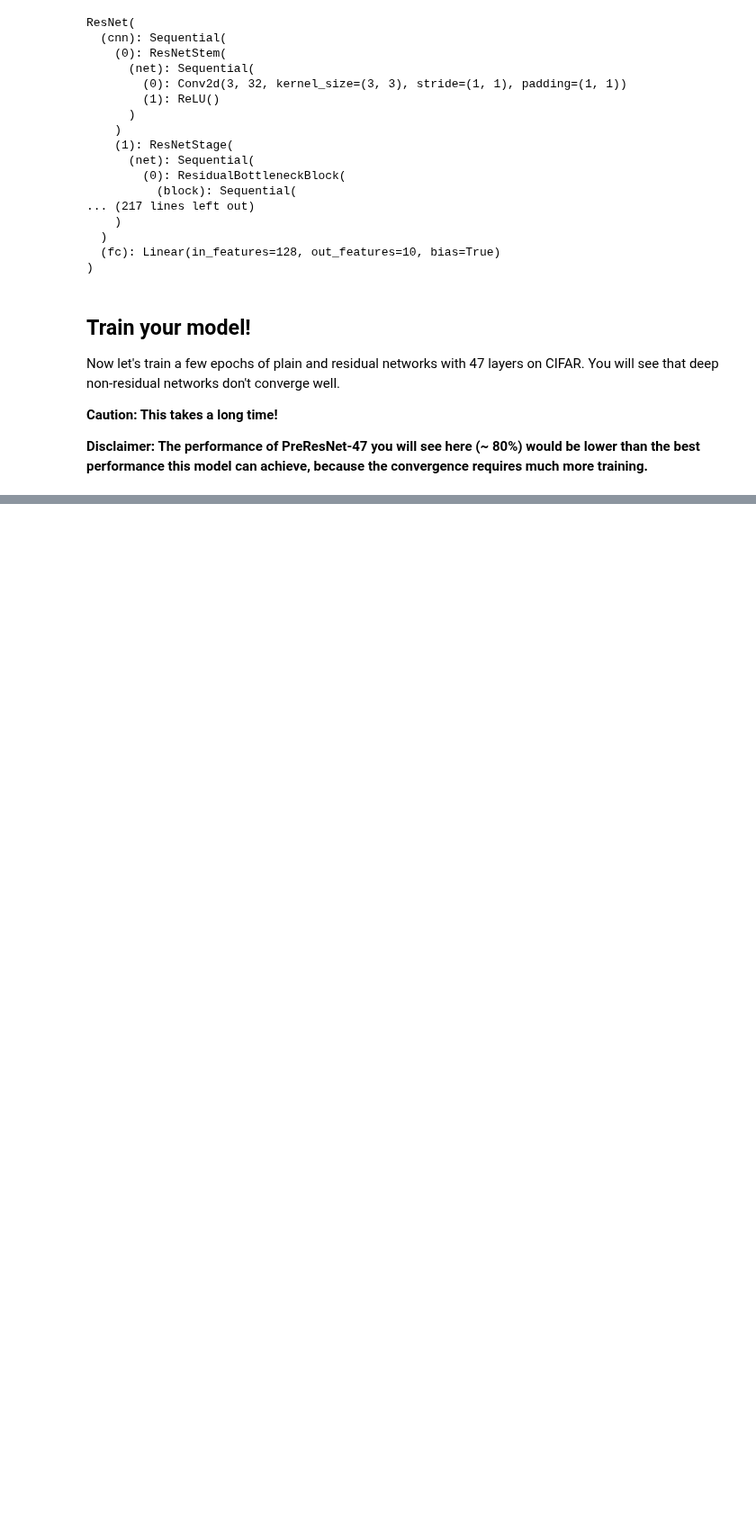
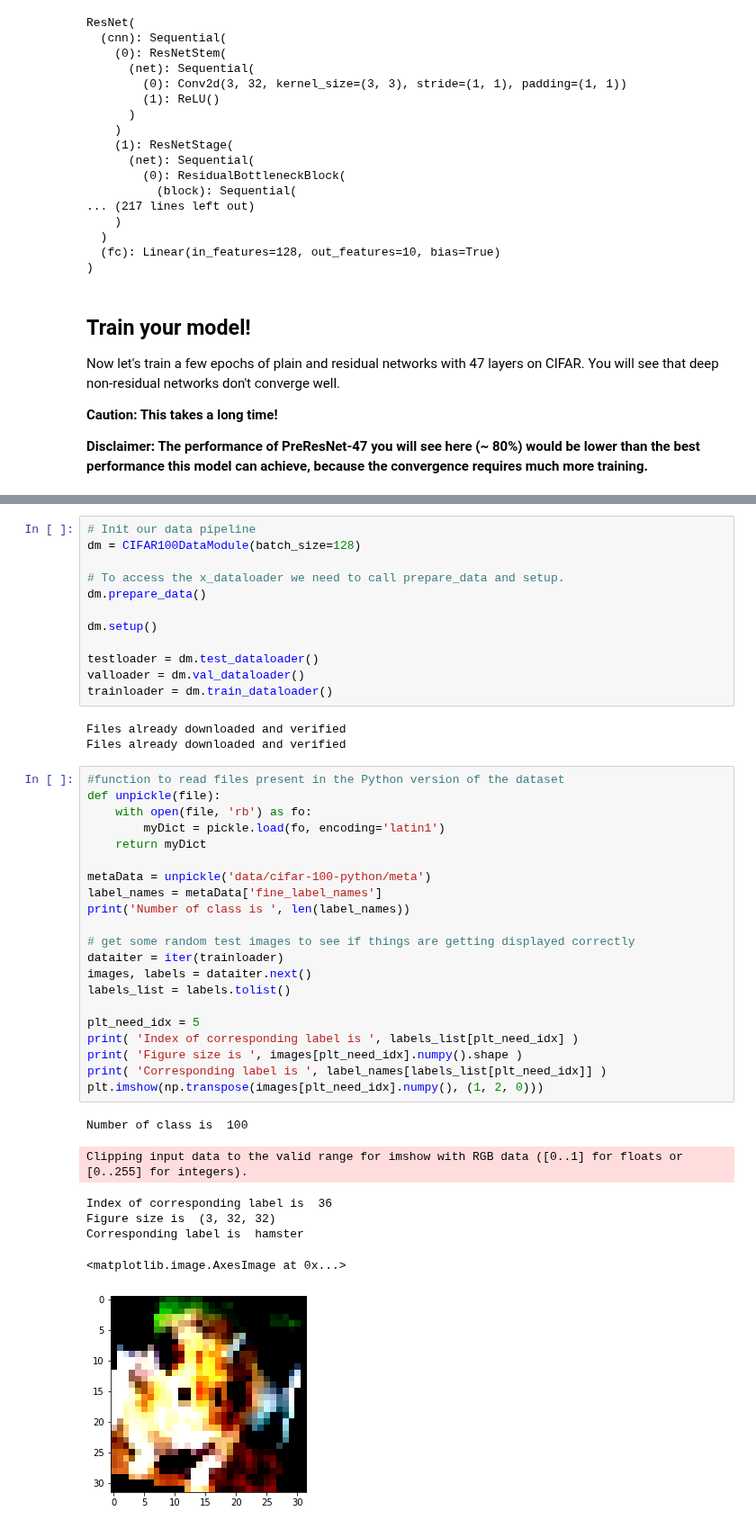
Before and after one commit to heisenberg0424/NSYSU_CSE_2022, a Jupyter notebook: Deeplearning/HW9/pytorch_autograd_and_nn.ipynb, the cells around one changed output, grey strips where cells are left out. Shown at 90% size. Drawn from its saved outputs; the diff is of its cells as text; blank space fills up the shorter version.

```diff
--- a/Deeplearning/HW9/pytorch_autograd_and_nn.ipynb
+++ b/Deeplearning/HW9/pytorch_autograd_and_nn.ipynb
@@ -1165,0 +1215,44 @@ Time Taken: 00:42:58
+# %%
+# Init our data pipeline
+dm = CIFAR100DataModule(batch_size=128)
+
+# To access the x_dataloader we need to call prepare_data and setup.
+dm.prepare_data()
+
+dm.setup()
+
+testloader = dm.test_dataloader()
+valloader = dm.val_dataloader()
+trainloader = dm.train_dataloader()
+# %% [output]
+Files already downloaded and verified
+Files already downloaded and verified
+# %%
+#function to read files present in the Python version of the dataset
+def unpickle(file):
+    with open(file, 'rb') as fo:
+        myDict = pickle.load(fo, encoding='latin1')
+    return myDict
+
+metaData = unpickle('data/cifar-100-python/meta')
+label_names = metaData['fine_label_names']
+print('Number of class is ', len(label_names))
+
+# get some random test images to see if things are getting displayed correctly
+dataiter = iter(trainloader)
+images, labels = dataiter.next()
+labels_list = labels.tolist()
+
+plt_need_idx = 5
+print( 'Index of corresponding label is ', labels_list[plt_need_idx] )
+print( 'Figure size is ', images[plt_need_idx].numpy().shape )
+print( 'Corresponding label is ', label_names[labels_list[plt_need_idx]] )
+plt.imshow(np.transpose(images[plt_need_idx].numpy(), (1, 2, 0)))
+# %% [output]
+Number of class is  100
+Clipping input data to the valid range for imshow with RGB data ([0..1] for floats or [0..255] for integers).
+Index of corresponding label is  36
+Figure size is  (3, 32, 32)
+Corresponding label is  hamster
+<matplotlib.image.AxesImage at 0x...>
+[figure, added]
```
Also changed, not shown: parts of 19 cells of this notebook, 13 other files.
